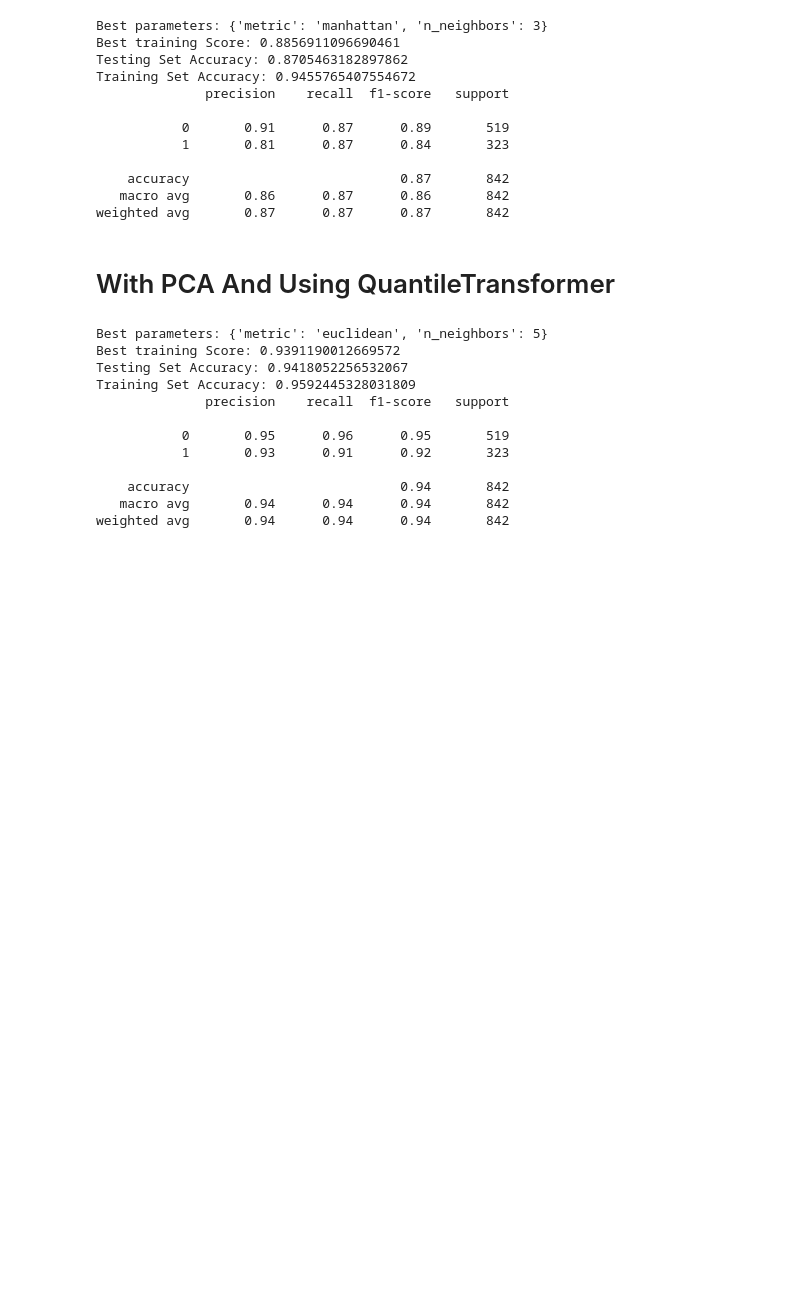
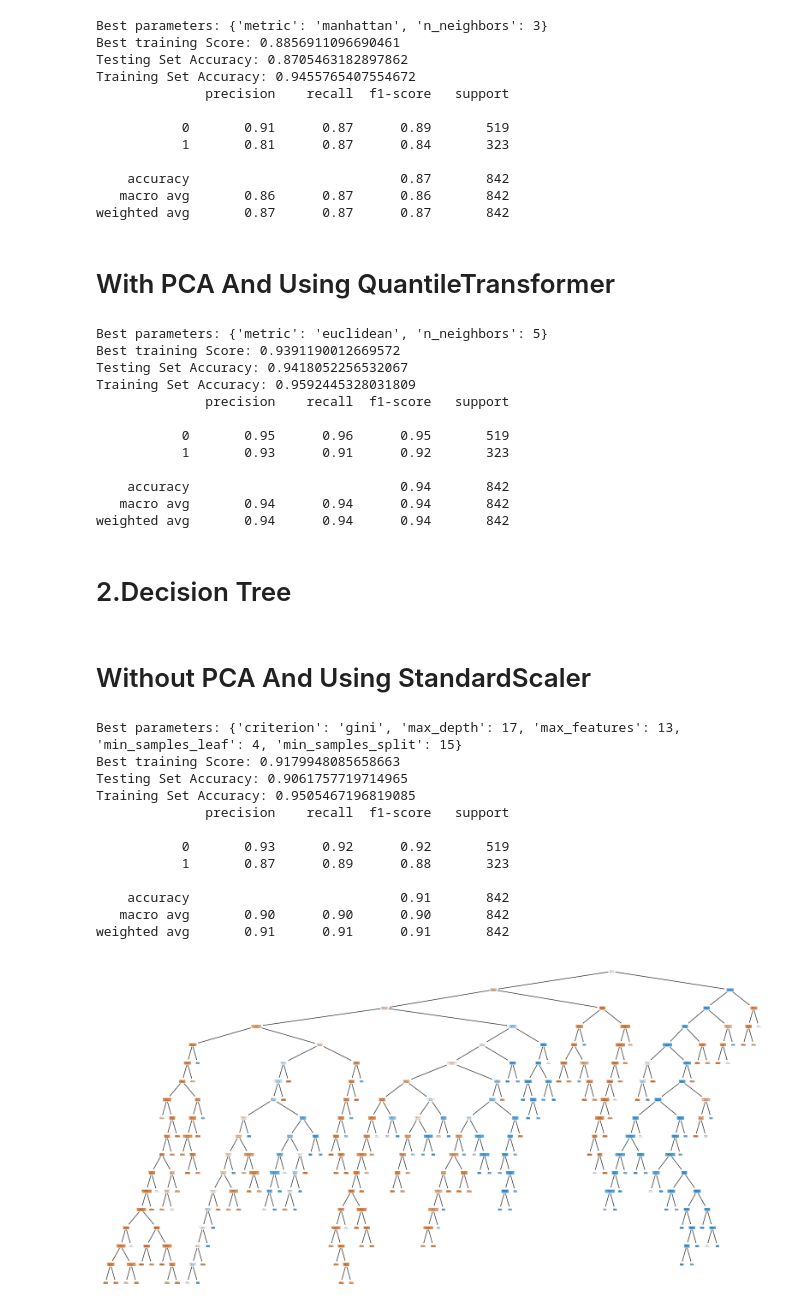
Before and after one commit to KasunAbeyweera/Email-Spam-Filtering-Using-Decision-Trees-and-KNN, a Jupyter notebook: spamDetection.ipynb, the cells around one changed output. Saved outputs shown, nothing was run; the diff lists cells and outputs as text; code cells hidden in the pictures; blank space fills up the shorter version.

```diff
--- a/spamDetection.ipynb
+++ b/spamDetection.ipynb
@@ -637,3 +638,67 @@ Training Set Accuracy: 0.9592445328031809
     accuracy                           0.94       842
    macro avg       0.94      0.94      0.94       842
 weighted avg       0.94      0.94      0.94       842
+# %% [markdown]
+# 2.Decision Tree
+# %% [markdown]
+# Without PCA And Using StandardScaler
+# %%
+
+# Load the data
+spam_train = pd.read_csv("spam_final_train.csv")
+X_train = spam_train.drop(['spam'], axis=1)
+y_train = spam_train['spam']
+
+spam_test = pd.read_csv("spam_final_test.csv")
+X_test = spam_test.drop(['spam'], axis=1)
+y_test = spam_test['spam']
+
+# Scale the features using StandardScaler
+scaler = StandardScaler()
+X_train_scaled = scaler.fit_transform(X_train)
+X_test_scaled = scaler.transform(X_test)
+
+# Creating the Decision Tree model
+tree = DecisionTreeClassifier(random_state=1)
+
+# hyperparameters Search
+parameters  = {"max_depth": [None, 3, 5, 7, 9, 11, 13, 15, 17, 19],
+              "max_features": [3, 5, 7, 9, 11, 13,],
+              "min_samples_leaf": [randint(1, 9)],
+              "min_samples_split": [2, 5, 10, 15, 20, 25, 30],
+              "criterion": ["gini", "entropy"]}
+
+
+# Tuning hyperparameters by using cross-validation method
+gridSearch = GridSearchCV(tree, param_grid=parameters, cv=5)
+gridSearch.fit(X_train_scaled, y_train)
+
+print("Best parameters:", gridSearch.best_params_)
+print("Best training Score:", gridSearch.best_score_)
+
+# Evaluate the model on testing set
+test_pred = gridSearch.predict(X_test_scaled)
+train_pred = gridSearch.predict(X_train_scaled)
+print('Testing Set Accuracy:', accuracy_score(y_test, test_pred))
+print('Training Set Accuracy:', accuracy_score(y_train, train_pred))
+
+# Printing classification report
+print(classification_report(y_test, test_pred))
+
+plt.figure(figsize=(20, 10))
+plot_tree(gridSearch.best_estimator_, feature_names=X_train.columns, class_names=['Non-Spam', 'Spam'], filled=True)
+plt.show()
+# %% [output]
+Best parameters: {'criterion': 'gini', 'max_depth': 17, 'max_features': 13, 'min_samples_leaf': 4, 'min_samples_split': 15}
+Best training Score: 0.9179948085658663
+Testing Set Accuracy: 0.9061757719714965
+Training Set Accuracy: 0.9505467196819085
+              precision    recall  f1-score   support
+
+           0       0.93      0.92      0.92       519
+           1       0.87      0.89      0.88       323
+
+    accuracy                           0.91       842
+   macro avg       0.90      0.90      0.90       842
+weighted avg       0.91      0.91      0.91       842
+[figure, added]
```
Also changed, not shown: parts of 12 cells of this notebook.
